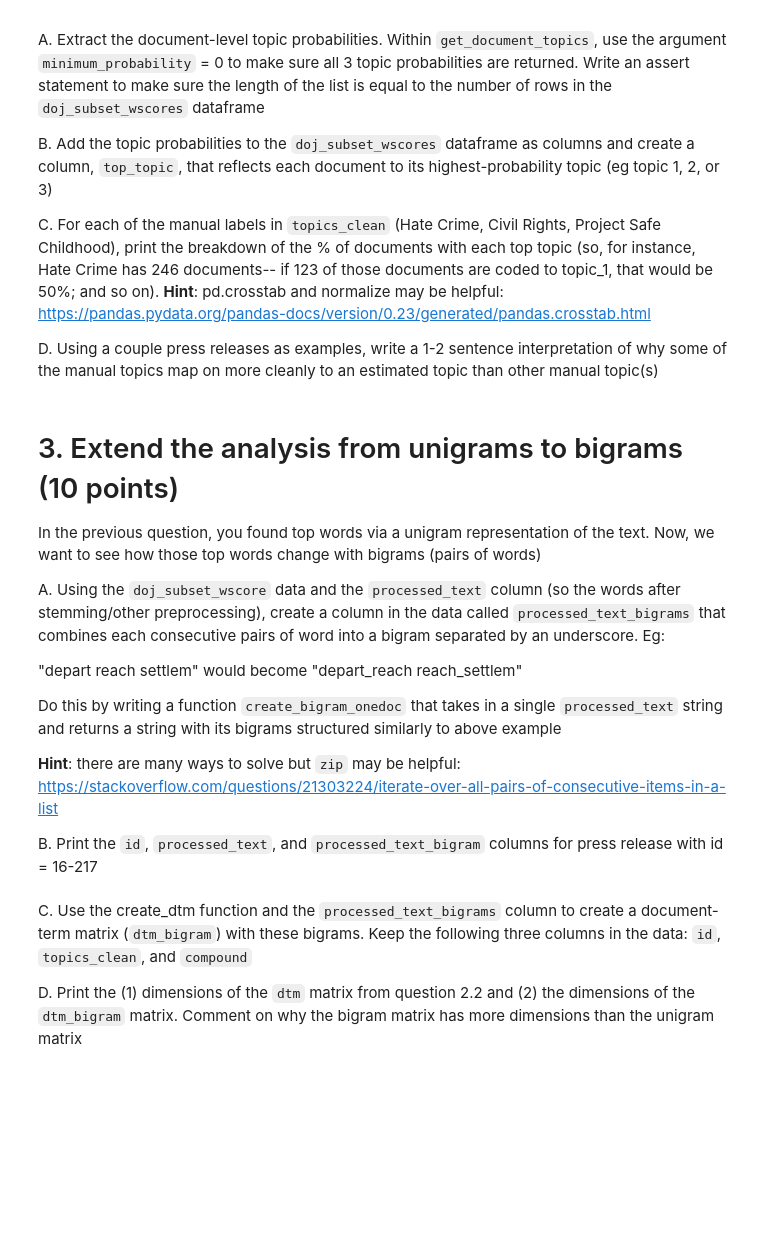
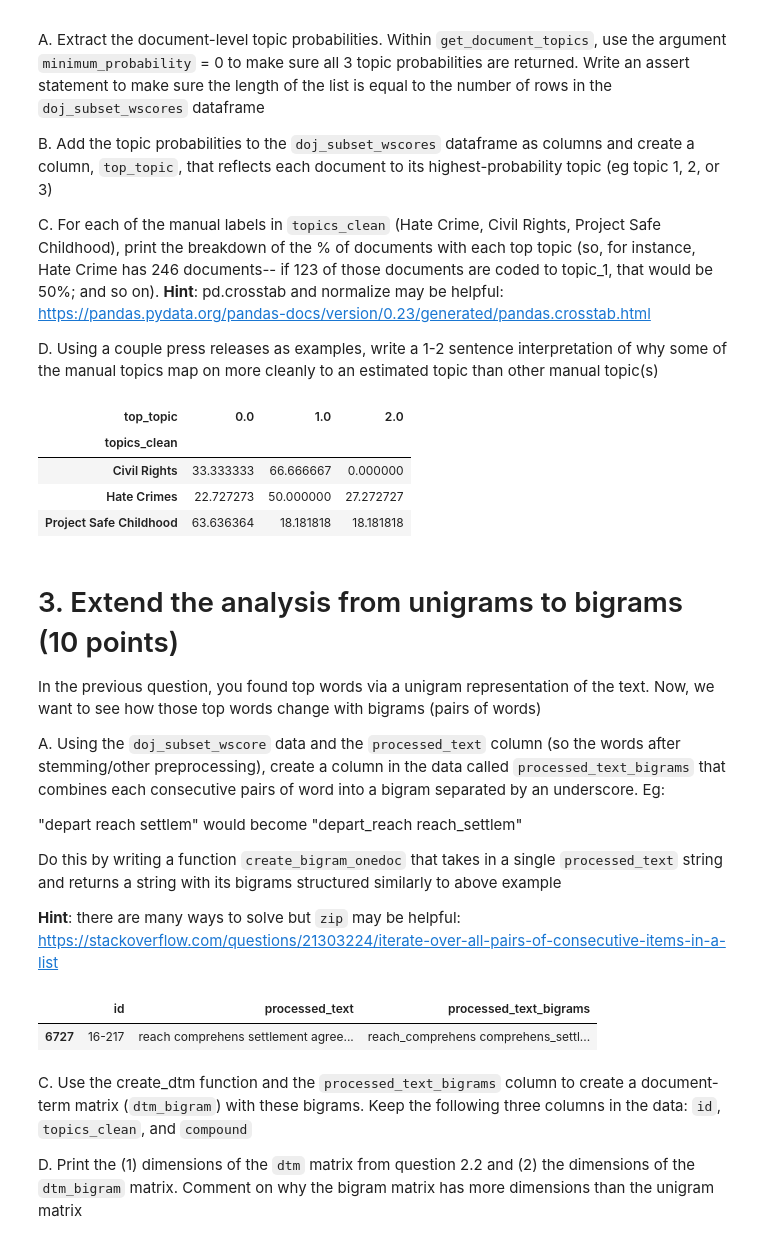
Before and after one commit to orenpk/QSS20_S24, a Jupyter notebook: my_psests/pset3/pset3_blank.ipynb, the cells around one changed output. Drawn from its saved outputs; the diff is of its cells as text; code cells hidden in the pictures; blank space fills up the shorter version.

```diff
--- a/my_psests/pset3/pset3_blank.ipynb
+++ b/my_psests/pset3/pset3_blank.ipynb
@@ -426,0 +570,4 @@ B. After estimating the topic model, print the top 15 words in each topic.
+# %%
+for index, topic in enumerate(topics):
+    words = [word.split("*")[1].strip(' "') for word in topic[1].split(" + ")]
+    print(f"Topic {index + 1} top 15 words: {words}")
@@ -443,3 +609,25 @@ D. Using a couple press releases as examples, write a 1-2 sentence interpretatio
+# %%
+##C. For each of the manual labels in `topics_clean`
+#(Hate Crime, Civil Rights, Project Safe Childhood), print the breakdown of the
+#% of documents with each top topic (so, for instance, Hate Crime has 246 documents--
+#if 123 of those documents are coded to topic_1, that would be 50%; and so on).
+#**Hint**: pd.crosstab and normalize may be helpful: https://pandas.pydata.org/pandas-docs/version/0.23/generated/pandas.crosstab.html
+
+
+## your code here to summarize the topic proportions for each of the topics_clean
+topic_dist = pd.crosstab(doj_subset_wscore['topics_clean'], doj_subset_wscore['top_topic'], normalize='index')
+
+# Convert to percentage for easier interpretation
+topic_dist_percent = topic_dist * 100
+
+# Print the result
+topic_dist_percent
+# %% [output]
+| top_topic | 0.0 | 1.0 | 2.0 |
+| topics_clean |  |  |  |
+| Civil Rights | 33.333333 | 66.666667 | 0.000000 |
+| Hate Crimes | 22.727273 | 50.000000 | 27.272727 |
+| Project Safe Childhood | 63.636364 | 18.181818 | 18.181818 |
 # %% [markdown]
 # 3. Extend the analysis from unigrams to bigrams (10 points)
 
@@ -452,5 +640,3 @@ A. Using the `doj_subset_wscore` data and the `processed_text` column (so the wo
 Do this by writing a function `create_bigram_onedoc` that takes in a single `processed_text` string and returns a string with its bigrams structured similarly to above example
 
 **Hint**: there are many ways to solve but `zip` may be helpful: https://stackoverflow.com/questions/21303224/iterate-over-all-pairs-of-consecutive-items-in-a-list
-
-B. Print the `id`, `processed_text`, and `processed_text_bigram` columns for press release with id = 16-217
@@ -459,3 +643,18 @@ B. Print the `id`, `processed_text`, and `processed_text_bigram` columns for pre
+# %%
+def create_bigram_onedoc(processed_text):
+    if not isinstance(processed_text, str):
+        return ""  # Return an empty string or some other placeholder
+
+    words = processed_text.split()
+    bigrams = ["_".join(pair) for pair in zip(words, words[1:])]
+    return " ".join(bigrams)
+
+doj_subset_wscore['processed_text_bigrams'] = doj_subset_wscore['processed_text'].apply(create_bigram_onedoc)
+
+doj_subset_wscore[doj_subset_wscore['id'] == '16-217'][['id', 'processed_text', 'processed_text_bigrams']]
+# %% [output]
+|  | id | processed_text | processed_text_bigrams |
+| 6727 | 16-217 | reach comprehens settlement agree... | reach_comprehens comprehens_settl... |
 # %% [markdown]
 C. Use the create_dtm function and the `processed_text_bigrams` column to create a document-term matrix (`dtm_bigram`) with these bigrams. Keep the following three columns in the data: `id`, `topics_clean`, and `compound`
 
```
Also changed, not shown: parts of 39 cells of this notebook, 1 other file.
